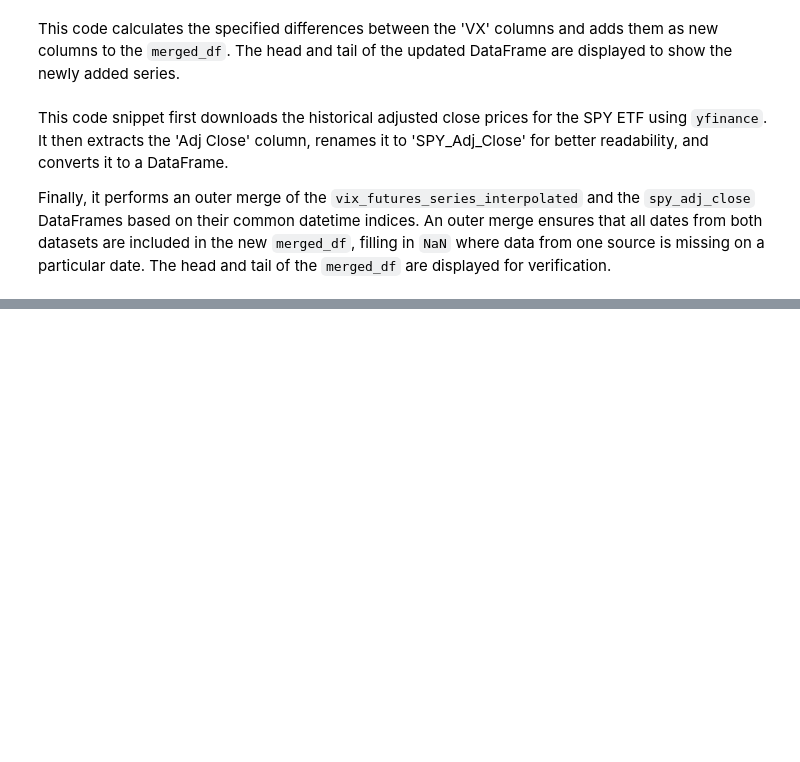
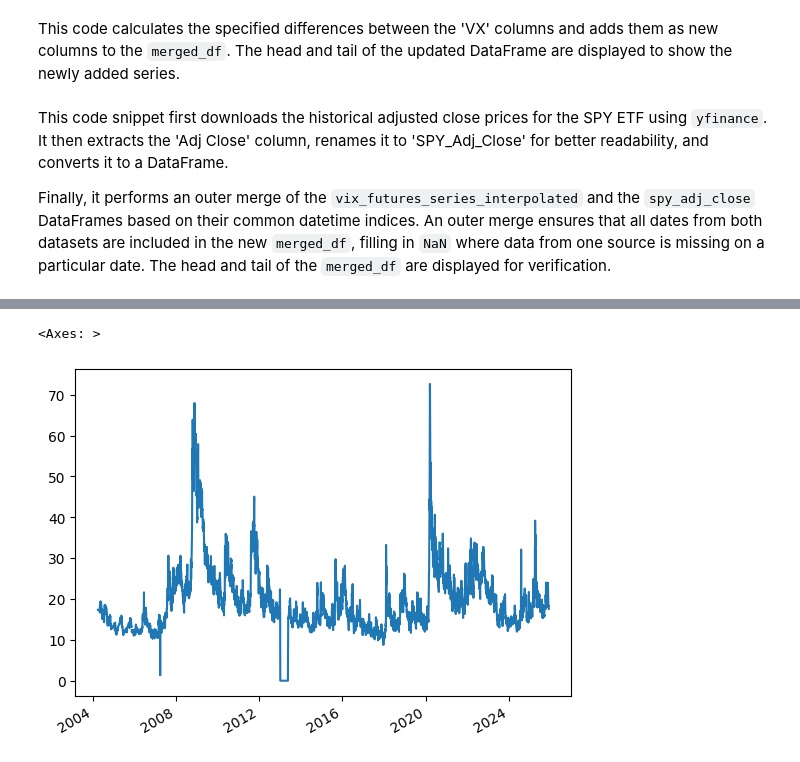
Before and after one commit to nikolas-joyce/VIX_Term_structure_Signals, a Jupyter notebook: VIX_term_structure_shift_Signals.ipynb, the cells around one changed output, grey strips where cells are left out. Drawn from its saved outputs; the diff is of its cells as text; code cells hidden in the pictures; blank space fills up the shorter version.

```diff
--- a/VIX_term_structure_shift_Signals.ipynb
+++ b/VIX_term_structure_shift_Signals.ipynb
@@ -643,0 +685,5 @@ Finally, it performs an outer merge of the `vix_futures_series_interpolated` and
+# %%
+merged_df['VX0'].plot()
+# %% [output]
+<Axes: >
+[figure, added]
```
Also changed, not shown: parts of 11 cells of this notebook.
